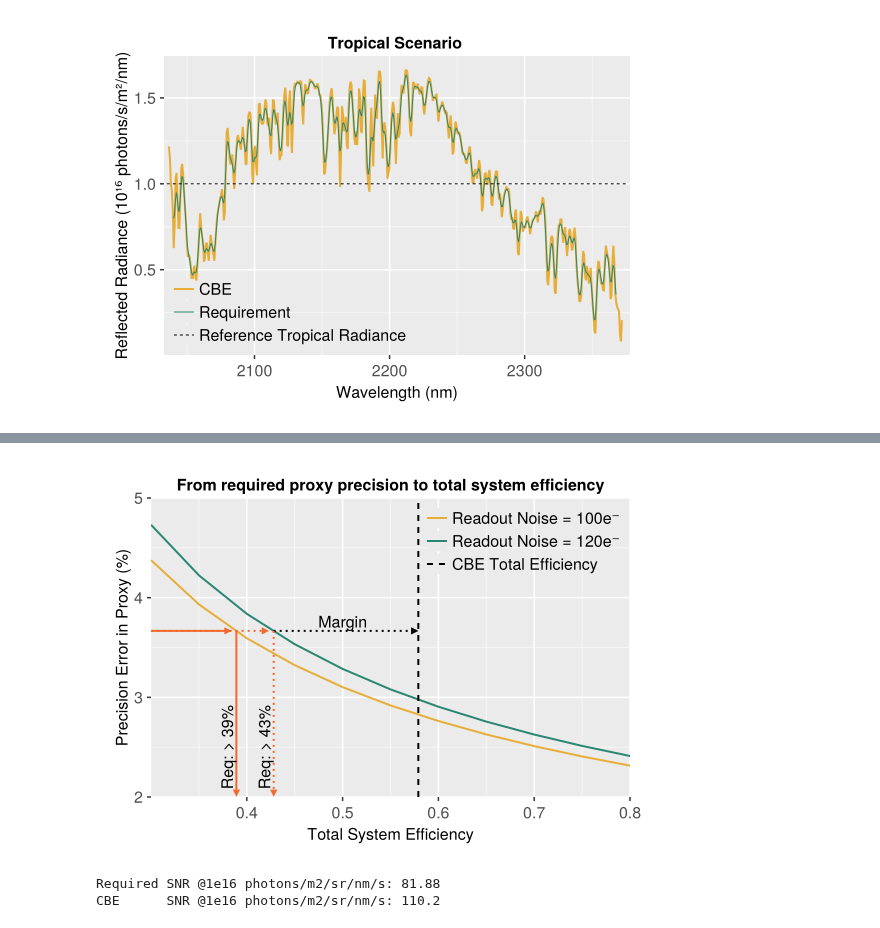
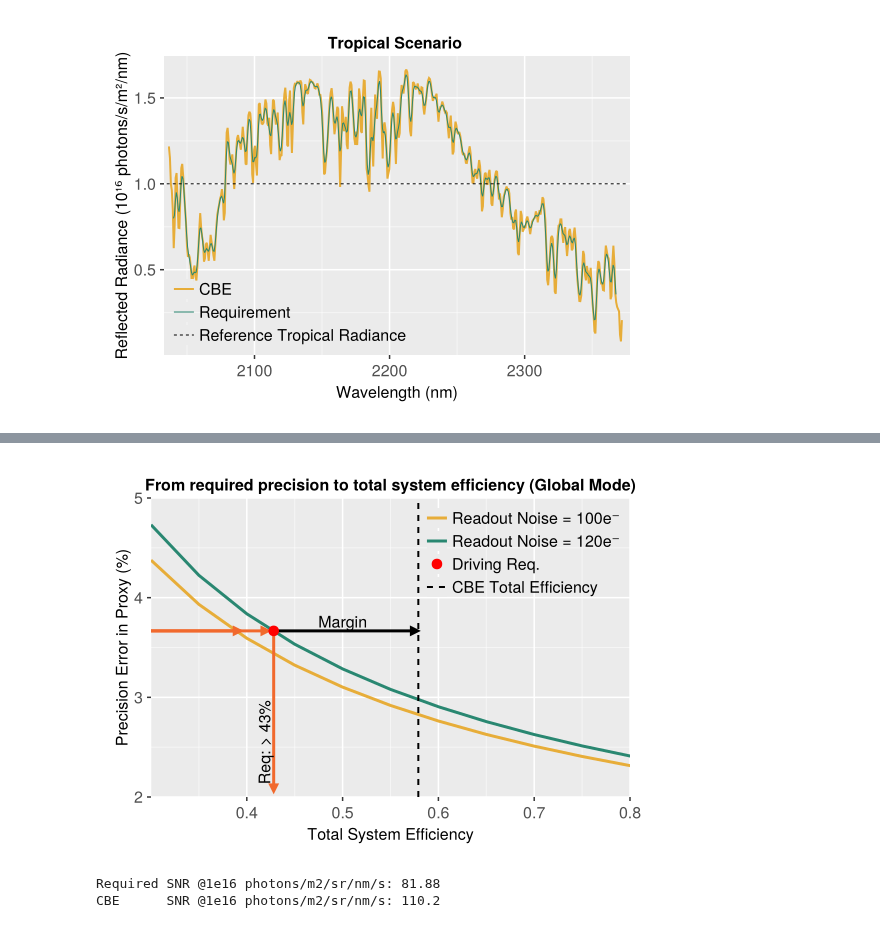
Before and after one commit to Carbon-I/CarbonI, a Jupyter notebook: src/notebooks/Level1-Req-3.ipynb, the cells around one changed output, grey strips where cells are left out. Drawn from its saved outputs; the diff is of its cells as text; code cells hidden in the pictures.

```diff
--- a/src/notebooks/Level1-Req-3.ipynb
+++ b/src/notebooks/Level1-Req-3.ipynb
@@ -79,8 +79,8 @@ global_mode_co_error = 10.0             # in ppb
 
 global_mode_grid_resolution = [12e3, 12e3]  # in m
 global_mode_coverage = 50.0             # in percentage
-global_mode_gsd_req  = [400.0, 400.0]           # in m
-global_mode_gsd_cbe  = [305.0, 345.0]   # in m
+global_mode_gsd_req  = [400.0, 400.0]   # in m
+global_mode_gsd_cbe  = [303.0, 345.0]   # in m
 
 # Reference Background VMRs
 background_vmr_ch4 = 1950.0  # in ppb
@@ -318,40 +328,43 @@ efficiency_100 = LinearInterpolation(reverse(100(n2o_errors_100)), reverse(Total
 efficiency_120 = LinearInterpolation(reverse(100(n2o_errors_120)), reverse(TotalEfficiencies), extrapolation_bc=Line());
 # %%
 f = Figure(resolution=(550,400))
-ax = Axis(f[1,1], xlabel="Total System Efficiency", ylabel="Precision Error in Proxy (%)",  title="From required proxy precision to total system efficiency")
-lines!(ax, TotalEfficiencies, n2o_errors_100*100, color=CarbonI_colors[1], linewidth=2, label="Readout Noise = 100e⁻")
-lines!(ax, TotalEfficiencies, n2o_errors_120*100, color=CarbonI_colors[3], linewidth=2, label="Readout Noise = 120e⁻")
+ax = Axis(f[1,1], xlabel="Total System Efficiency", ylabel="Precision Error in Proxy (%)",  title="From required precision to total system efficiency (Global Mode)")
+lines!(ax, TotalEfficiencies, n2o_errors_100*100, color=CarbonI_colors[1], linewidth=3, label="Readout Noise = 100e⁻")
+lines!(ax, TotalEfficiencies, n2o_errors_120*100, color=CarbonI_colors[3], linewidth=3, label="Readout Noise = 120e⁻")
 
 req_error        = 100*sigma_rel_SingleSounding_req /ampl
 req_error_cbeGSD = 100*sigma_rel_SingleSounding_cbe /ampl
 req_eff          = efficiency_100(req_error)
 req_eff_120      = efficiency_120(req_error)
 
 eff_cbe = cbe_specs.bench_efficiency * cbe_specs.FPA_quantum_efficiency
 
-arrows!(ax, [0.0,],[req_error,],[req_eff-0.01,],[0,],arrowsize = 10, linewidth=2,color = CarbonI_colors[5])
-arrows!(ax, [0.0,],[req_error,],[req_eff_120-0.01,],[0,],arrowsize = 10, linewidth=2,linestyle=:dot, color = CarbonI_colors[5])
-arrows!(ax, [req_eff_120,],[req_error,],[eff_cbe-req_eff_120-0.005,],[0,],arrowsize = 10, linewidth=2,linestyle=:dot, color = :black)
+arrows!(ax, [0.0,],[req_error,],[req_eff,],[0,],arrowsize = 15, linewidth=3,color = CarbonI_colors[5])
+arrows!(ax, [0.0,],[req_error,],[req_eff_120-0.01,],[0,],arrowsize = 15, linewidth=3, color = CarbonI_colors[5])
+arrows!(ax, [req_eff_120,],[req_error,],[eff_cbe-req_eff_120-0.005,],[0,],arrowsize = 15, linewidth=3, color = :black)
 text!(ax, "Margin", position = (0.5, req_error),  align = (:center, :bottom), color = :black)
-arrows!(ax, [req_eff,],[req_error,],[0,],[-req_error+2.05,],arrowsize = 10, linewidth=2,color = CarbonI_colors[5])
-text!(ax, "Req: > $(round(Int, 100req_eff))%", position = (req_eff, 2.5),
-    align = (:center, :bottom), color = :black, rotation=π/2)
+#arrows!(ax, [req_eff,],[req_error,],[0,],[-req_error+2.05,],arrowsize = 10, linewidth=2,color = CarbonI_colors[5])
+#text!(ax, "Req: > $(round(Int, 100req_eff))%", position = (req_eff, 2.5),
+#    align = (:center, :bottom), color = :black, rotation=π/2)
 
-arrows!(ax, [req_eff_120,],[req_error,],[0,],[-req_error+2.05,],arrowsize = 10, linewidth=2,linestyle=:dot, color = CarbonI_colors[5])
-text!(ax, "Req: > $(round(Int, 100req_eff_120))%", position = (req_eff_120, 2.5),
+arrows!(ax, [req_eff_120,],[req_error,],[0,],[-req_error+2.1,],arrowsize = 15, linewidth=3, color = CarbonI_colors[5])
+
+scatter!(ax, [req_eff_120], [req_error], color=:red, markersize=15, label="Driving Req.")
+
+text!(ax, "Req: > $(round(Int, 100req_eff_120))%", position = (req_eff_120, 2.55),
     align = (:center, :bottom), color = :black, rotation=π/2)
 lines!(ax, [eff_cbe,eff_cbe], [2,6], color=:black, linestyle=:dash, linewidth=2, label="CBE Total Efficiency")
 #arrows!(ax2, [req_percent_ch4,],[req_flux_ch4,],[-req_percent_ch4+1,],[0,],arrowsize = 10, linewidth=2,color = CarbonI_colors[5])
 #text!(ax2, "Req. >90%", position = (req_percent_ch4, 25),
 #      align = (:center, :bottom), color = :black, rotation=π/2)
 
 axislegend(ax,position = :rt)
 xlims!(ax,0.3,0.8)
 ylims!(ax,2,5)
 save("../../plots/final/Level1-3-EfficiencyDerivation.pdf",f)
 f
 # %% [output]
-[figure, old version]
+[figure, new version]
 # %%
 ins_req_forSNR = InstrumentOperator.createGratingNoiseModel(44.0u"ms", req_specs.Pitch, 1.0, req_eff_120, req_specs.Fnumber, 2*req_specs.SSI, (120.0), req_specs.dark_current);
 ins_cbe_forSNR = InstrumentOperator.createGratingNoiseModel(44.0u"ms", cbe_specs.Pitch, 1.0, eff_cbe, cbe_specs.Fnumber, 2*cbe_specs.SSI, (100.0), cbe_specs.dark_current);
```
Also changed, not shown: parts of 4 cells of this notebook, 5 other files.
